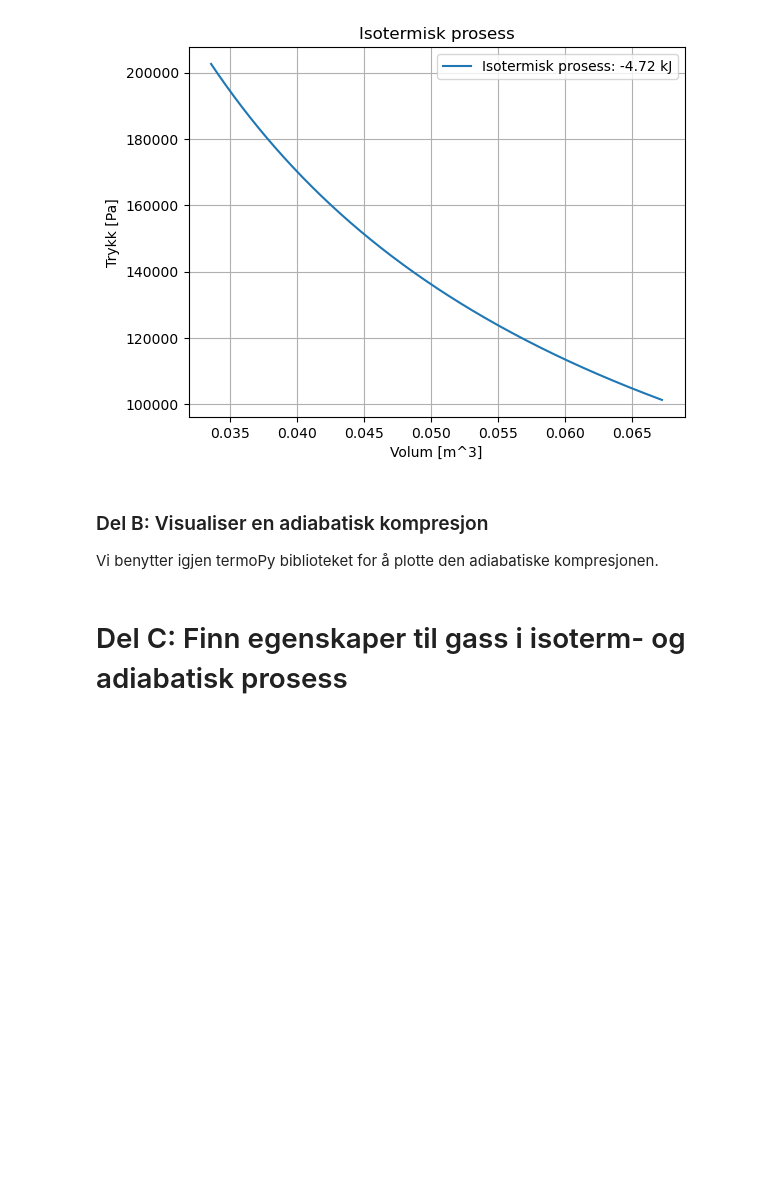
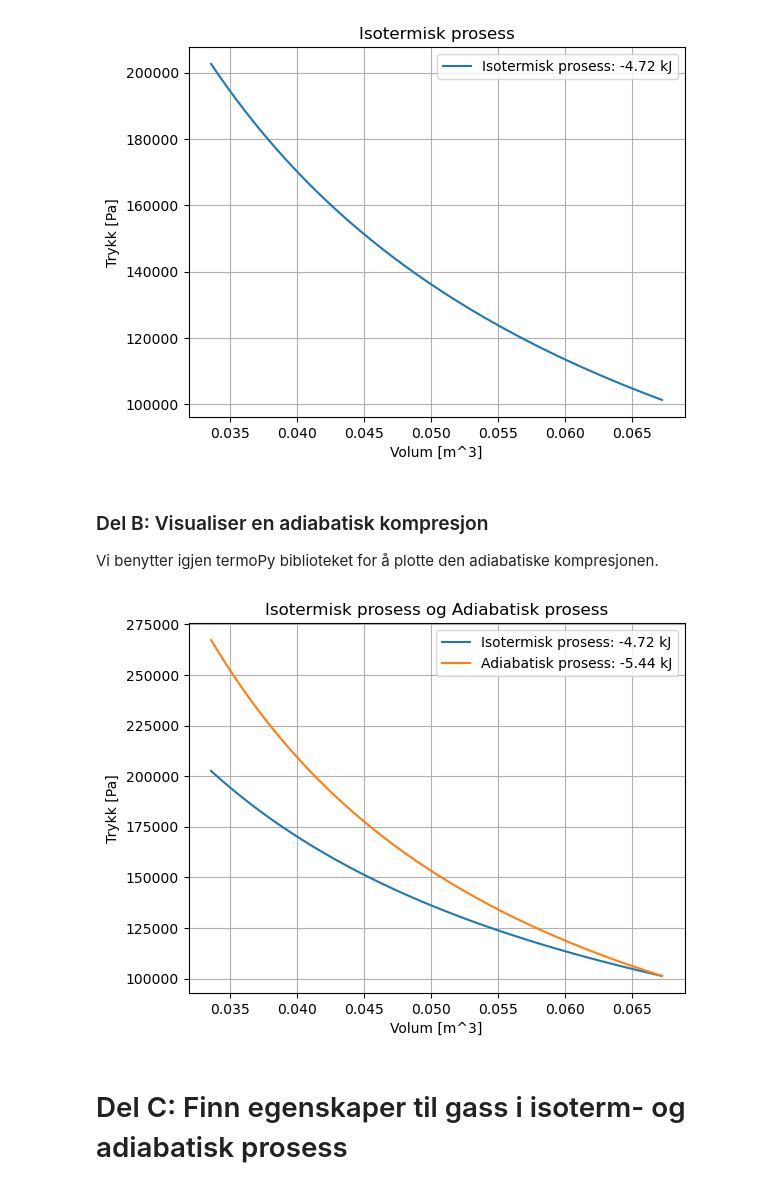
Before and after one commit to Tycho887/FYS102_FYS155, a Jupyter notebook: kollokvie_termo_oppgave5.ipynb, the cells around one changed output. Cells and saved outputs as stored; diff of their text form; code cells hidden in the pictures; blank space fills up the shorter version.

```diff
--- a/kollokvie_termo_oppgave5.ipynb
+++ b/kollokvie_termo_oppgave5.ipynb
@@ -37,24 +37,26 @@ Vi benytter igjen termoPy biblioteket for å plotte den adiabatiske kompresjonen
 # %%
 adiabatisk_prosess = TP.Adiabatic(n=3,gamma=7/5,T1=273,P1=1*atm,diatomic=True)
 adiabatisk_prosess.generate_data_from_dV(V2=final_volume)
 
 def plot_processes(A,B):
 
     plot_title = A.title + " og " + B.title
 
     plt.title(plot_title)
     plt.xlabel("Volum [m^3]")
     plt.ylabel("Trykk [Pa]")
     plt.plot(A.volume,A.pressure,label=f"{A.title}: {A.calculate_work_done_by()/1000:.2f} kJ")
     plt.plot(B.volume,B.pressure,label=f"{B.title}: {B.calculate_work_done_by()/1000:.2f} kJ")
     plt.legend()
     plt.grid()
     plt.savefig(f"data/DelB.png")
     plt.show()
 
 
 
-#plot_processes(isoterm_prosess,adiabatisk_prosess)
+plot_processes(isoterm_prosess,adiabatisk_prosess)
+# %% [output]
+[figure, added]
 # %% [markdown]
 # Del C: Finn egenskaper til gass i isoterm- og adiabatisk prosess
 # %%
```
Also changed, not shown: parts of 1 cell of this notebook, 3 other files.
